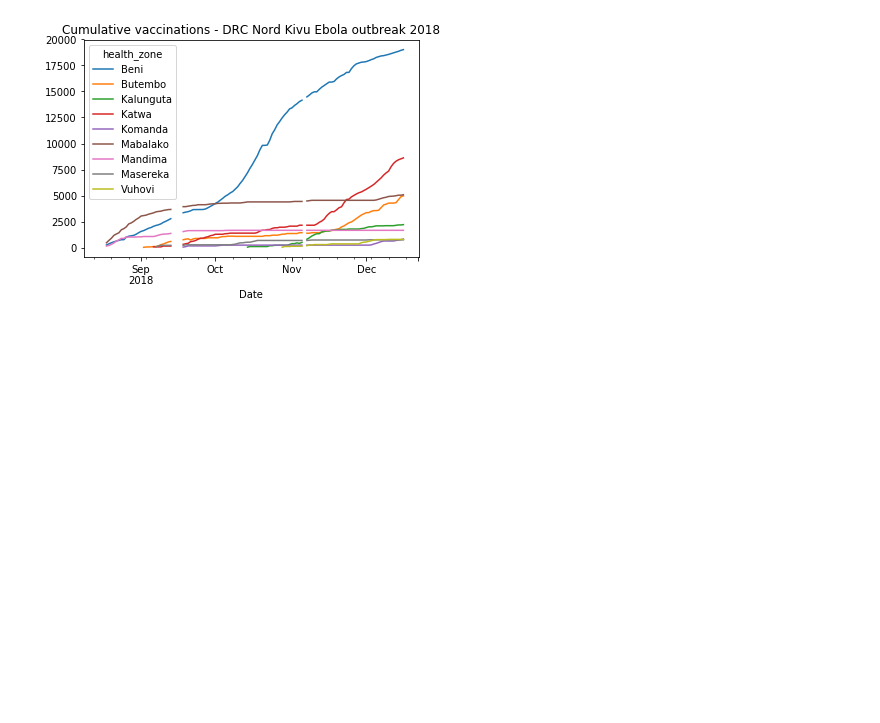
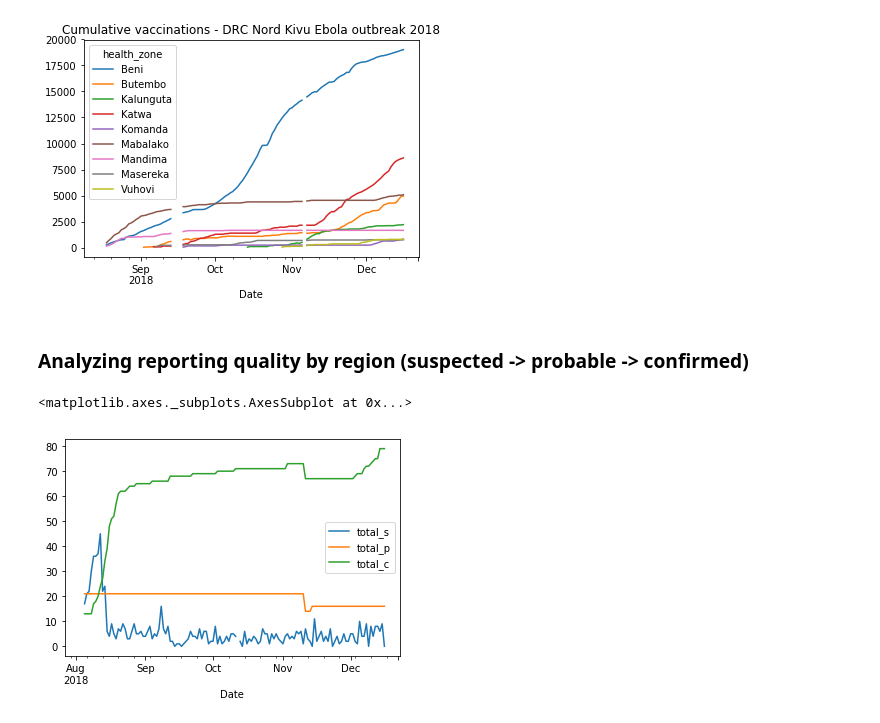
Before and after one commit to NSSAC/DRC_Ebola_2018, a Jupyter notebook: notebooks/DRC_NK_EVD_mapping.ipynb, the cells around one changed output. Saved outputs shown, nothing was run; the diff lists cells and outputs as text; code cells hidden in the pictures; blank space fills up the shorter version.

```diff
--- a/notebooks/DRC_NK_EVD_mapping.ipynb
+++ b/notebooks/DRC_NK_EVD_mapping.ipynb
@@ -29,3 +29,10 @@ plt.title('Cumulative vaccinations - DRC Nord Kivu Ebola outbreak 2018', fontsiz
 plt.savefig('../plots/DRC_NK_EVD_vax.png',dpi=100,bbox_inches='tight')
 # %% [output]
 [figure]
+# %% [markdown]
+### Analyzing reporting quality by region (suspected -> probable -> confirmed)
+# %%
+evd_df[evd_df.health_zone=='Mabalako'].set_index('Date')[['total_s','total_p','total_c']].plot()
+# %% [output]
+<matplotlib.axes._subplots.AxesSubplot at 0x...>
+[figure, added]
```
Also changed, not shown: parts of 1 cell of this notebook.
